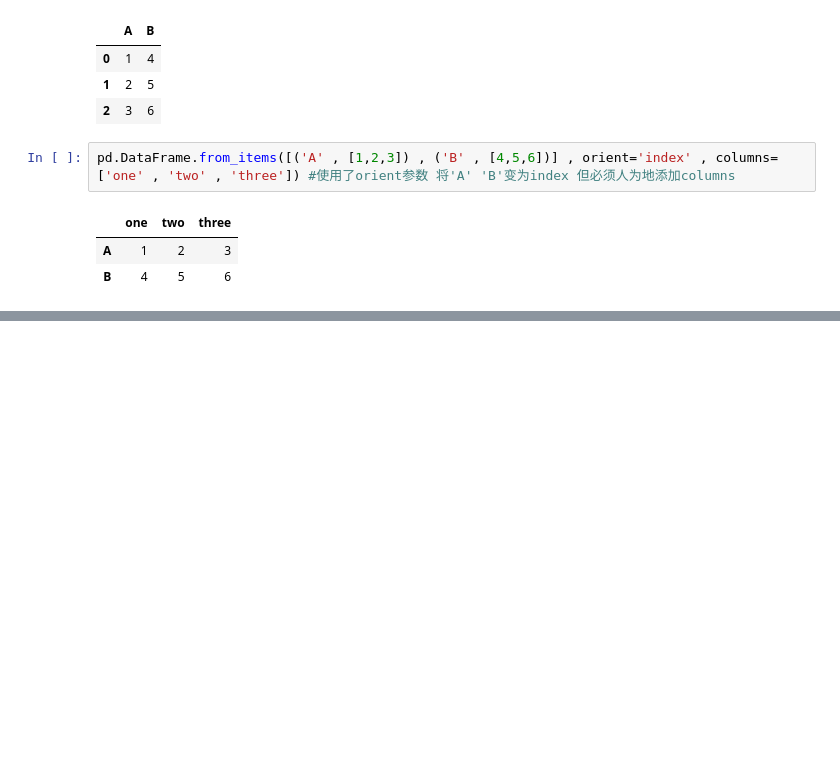
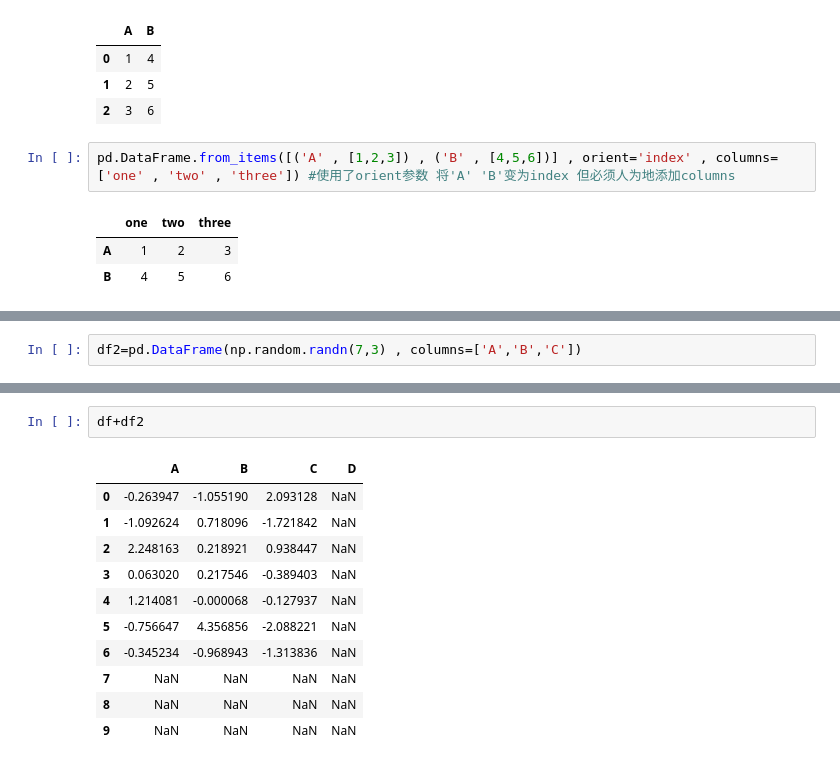
Before and after one commit to colorfulclouds/tensorflow2, a Jupyter notebook: pandas/intro_to_data_structure.ipynb, the cells around one changed output, grey strips where cells are left out. Drawn from its saved outputs; the diff is of its cells as text; blank space fills up the shorter version.

```diff
--- a/pandas/intro_to_data_structure.ipynb
+++ b/pandas/intro_to_data_structure.ipynb
@@ -393,0 +643,2 @@ pd.DataFrame.from_items([('A' , [1,2,3]) , ('B' , [4,5,6])] , orient='index' , c
+# %%
+df2=pd.DataFrame(np.random.randn(7,3) , columns=['A','B','C'])
@@ -393,0 +656,14 @@ pd.DataFrame.from_items([('A' , [1,2,3]) , ('B' , [4,5,6])] , orient='index' , c
+# %%
+df+df2
+# %% [output]
+|  | A | B | C | D |
+| 0 | -0.263947 | -1.055190 | 2.093128 | NaN |
+| 1 | -1.092624 | 0.718096 | -1.721842 | NaN |
+| 2 | 2.248163 | 0.218921 | 0.938447 | NaN |
+| 3 | 0.063020 | 0.217546 | -0.389403 | NaN |
+| 4 | 1.214081 | -0.000068 | -0.127937 | NaN |
+| 5 | -0.756647 | 4.356856 | -2.088221 | NaN |
+| 6 | -0.345234 | -0.968943 | -1.313836 | NaN |
+| 7 | NaN | NaN | NaN | NaN |
+| 8 | NaN | NaN | NaN | NaN |
+| 9 | NaN | NaN | NaN | NaN |
```
Also changed, not shown: parts of 61 cells of this notebook, 1 other file.
